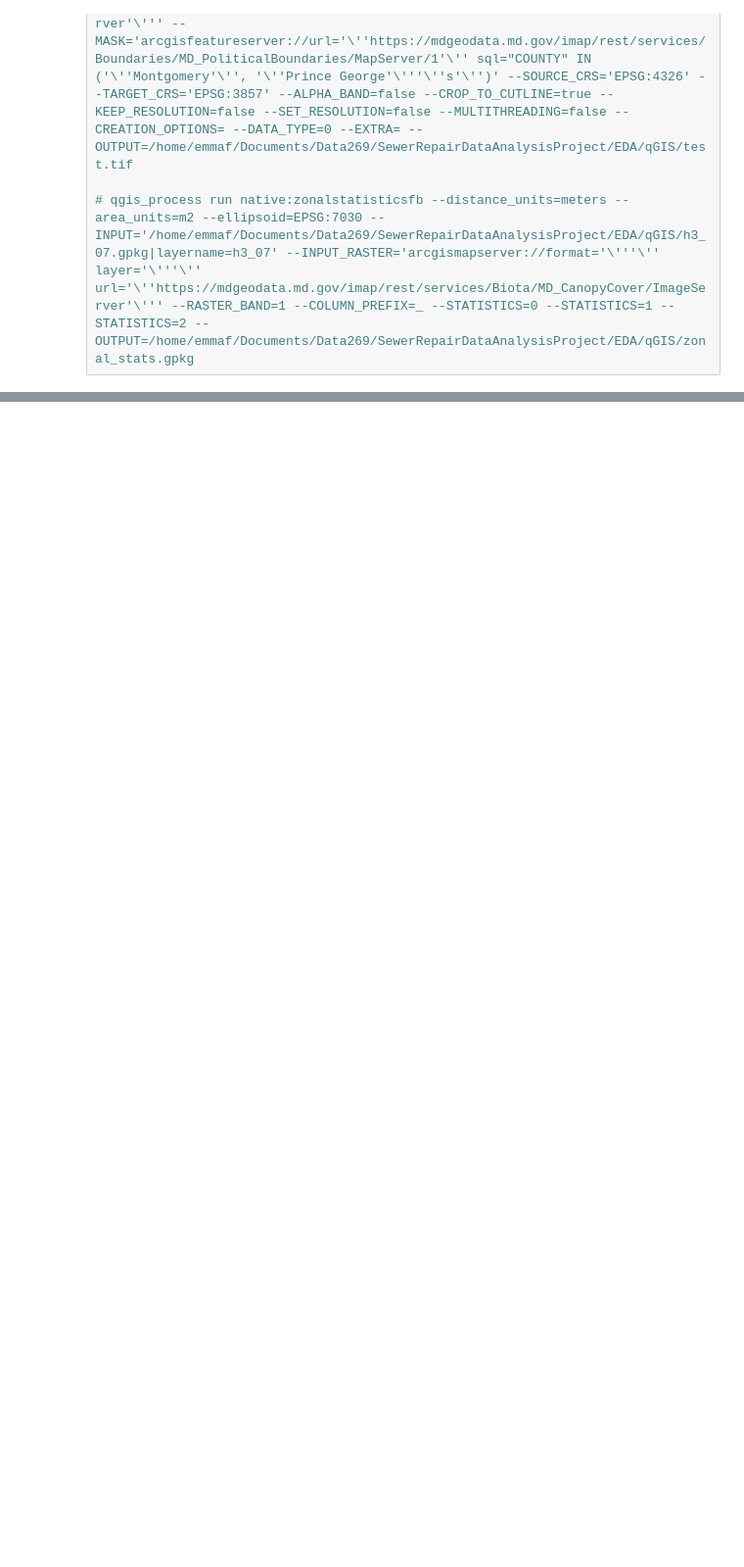
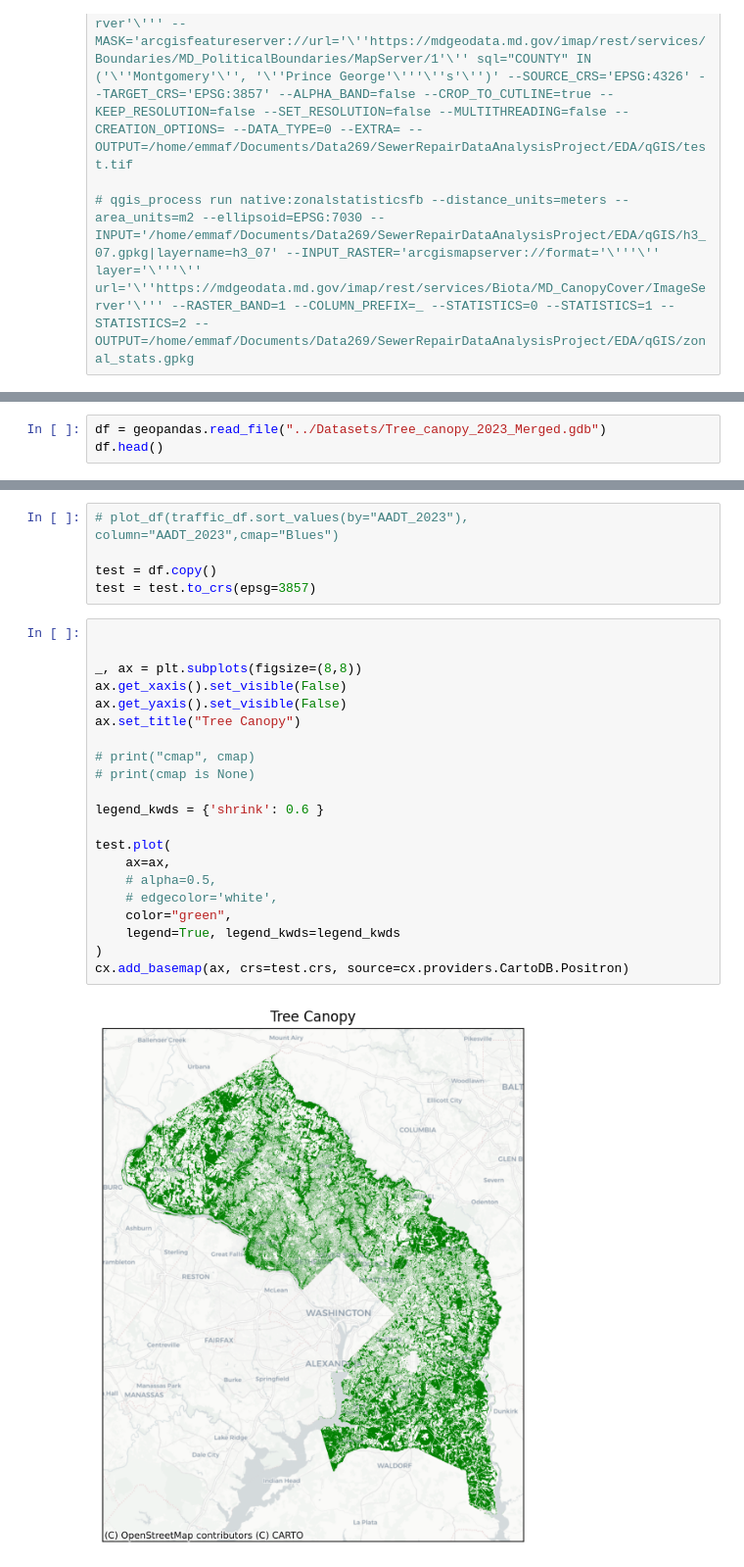
Before and after one commit to emmafurth/SewerRepairDataAnalysisProject, a Jupyter notebook: EDA/tree_canopy_eda.ipynb, the cells around one changed output, grey strips where cells are left out. Shown at 98% size. Cells and saved outputs as stored; diff of their text form; blank space fills up the shorter version.

```diff
--- a/EDA/tree_canopy_eda.ipynb
+++ b/EDA/tree_canopy_eda.ipynb
@@ -90,0 +99,3 @@ Test
+# %%
+df = geopandas.read_file("../Datasets/Tree_canopy_2023_Merged.gdb")
+df.head()
@@ -90,0 +109,28 @@ Test
+# %%
+# plot_df(traffic_df.sort_values(by="AADT_2023"), column="AADT_2023",cmap="Blues")
+
+test = df.copy()
+test = test.to_crs(epsg=3857)
+# %%
+
+
+_, ax = plt.subplots(figsize=(8,8))
+ax.get_xaxis().set_visible(False)
+ax.get_yaxis().set_visible(False)
+ax.set_title("Tree Canopy")
+
+# print("cmap", cmap)
+# print(cmap is None)
+
+legend_kwds = {'shrink': 0.6 }
+
+test.plot(
+    ax=ax,
+    # alpha=0.5,
+    # edgecolor='white',
+    color="green",
+    legend=True, legend_kwds=legend_kwds
+)
+cx.add_basemap(ax, crs=test.crs, source=cx.providers.CartoDB.Positron)
+# %% [output]
+[figure, added]
```
Also changed, not shown: parts of 3 cells of this notebook, 7 other files.
